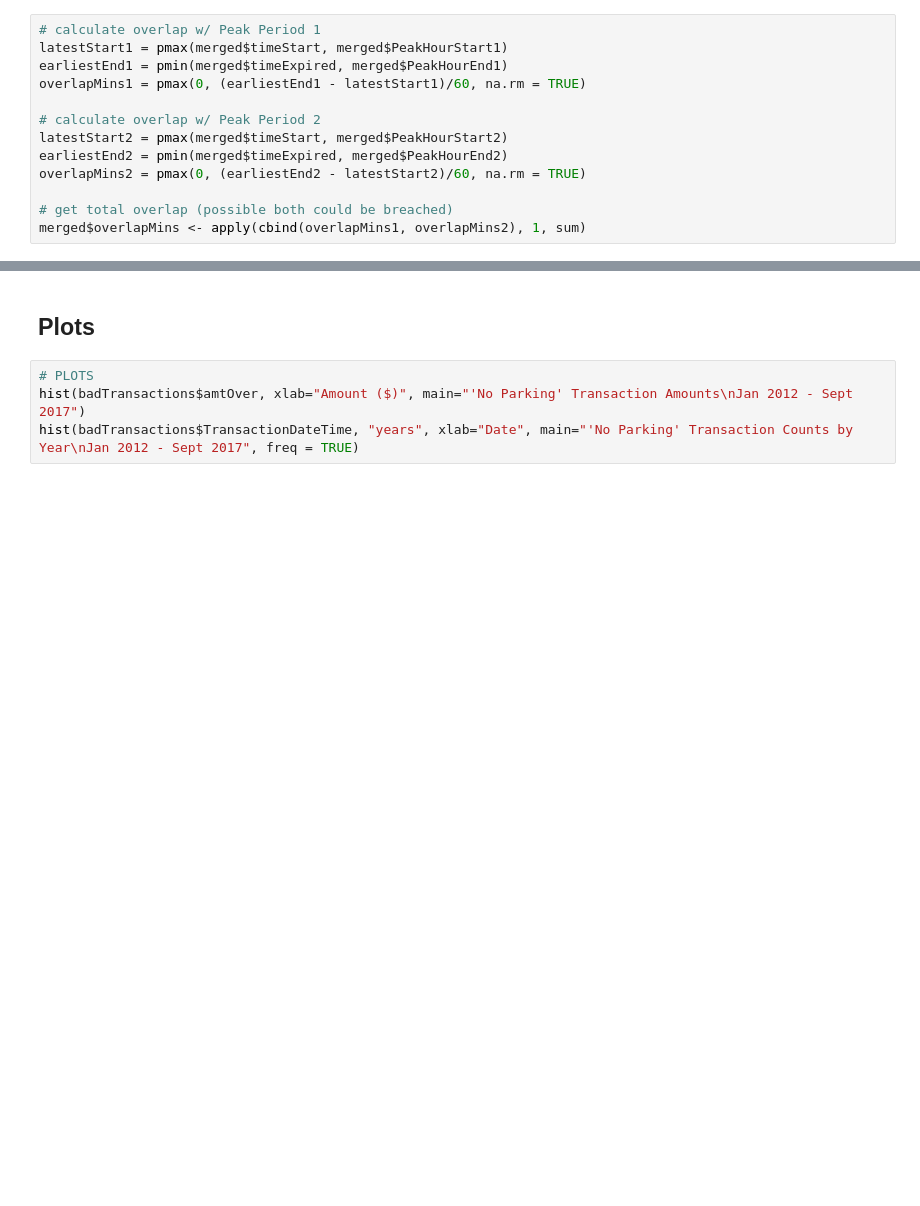
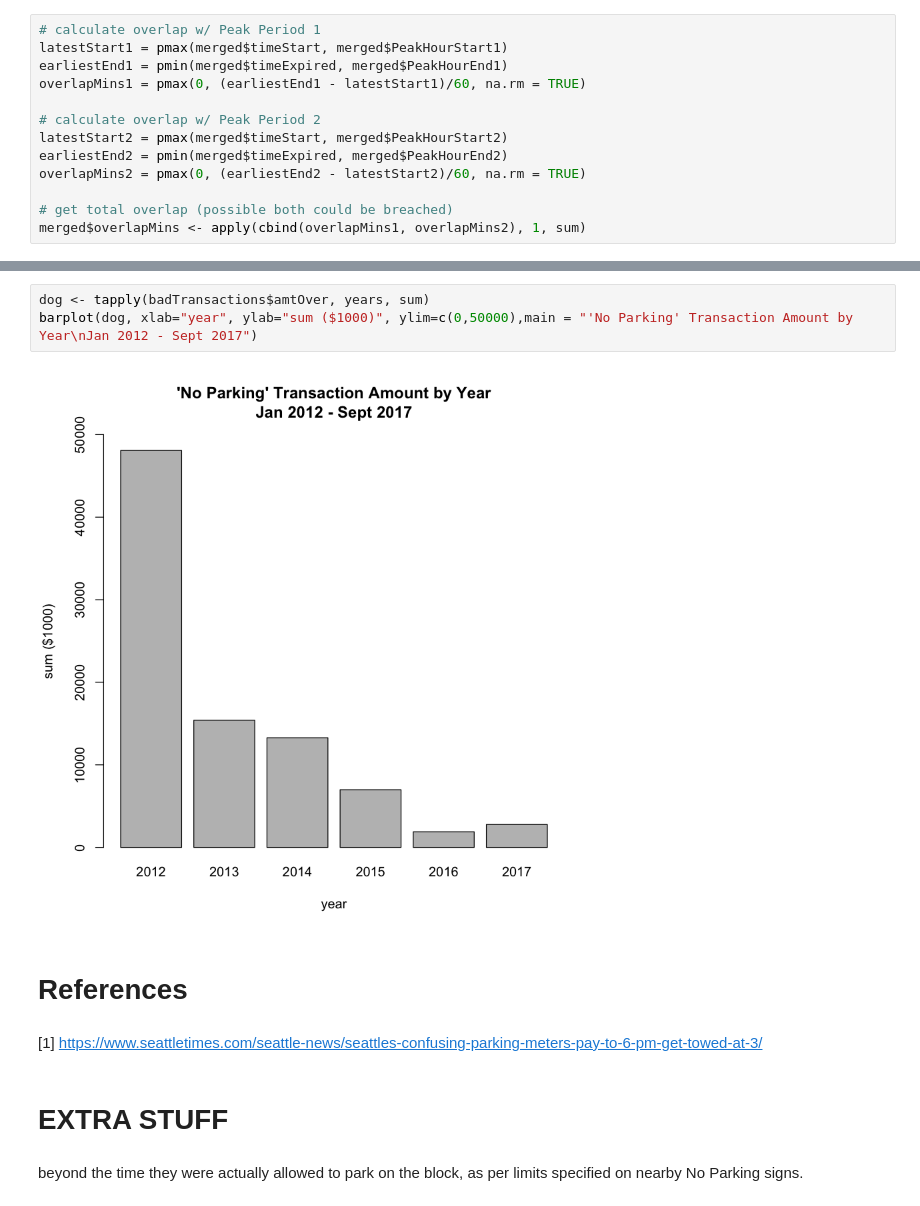
Before and after one commit to rexthompson/DATA-512-Final-Project, a Jupyter notebook: DATA-512-Final-Project.ipynb, the cells around one changed output, grey strips where cells are left out. Drawn from its saved outputs; the diff is of its cells as text; blank space fills up the shorter version.

```diff
--- a/DATA-512-Final-Project.ipynb
+++ b/DATA-512-Final-Project.ipynb
@@ -121,6 +233,13 @@ round(sum(badTransactions$amtOver),2)
+# %%
+dog <- tapply(badTransactions$amtOver, years, sum)
+barplot(dog, xlab="year", ylab="sum ($1000)", ylim=c(0,50000),main = "'No Parking' Transaction Amount by Year\nJan 2012 - Sept 2017")
+# %% [output]
+[figure, added]
 # %% [markdown]
-## Plots
+# References
-# %%
-# PLOTS
-hist(badTransactions$amtOver, xlab="Amount ($)", main="'No Parking' Transaction Amounts\nJan 2012 - Sept 2017")
-hist(badTransactions$TransactionDateTime, "years", xlab="Date", main="'No Parking' Transaction Counts by Year\nJan 2012 - Sept 2017", freq = TRUE)
+# %% [markdown]
+[1] https://www.seattletimes.com/seattle-news/seattles-confusing-parking-meters-pay-to-6-pm-get-towed-at-3/
+# %% [markdown]
+# EXTRA STUFF
+# %% [markdown]
+beyond the time they were actually allowed to park on the block, as per limits specified on nearby No Parking signs.
```
Also changed, not shown: parts of 65 cells of this notebook, 1 other file.
